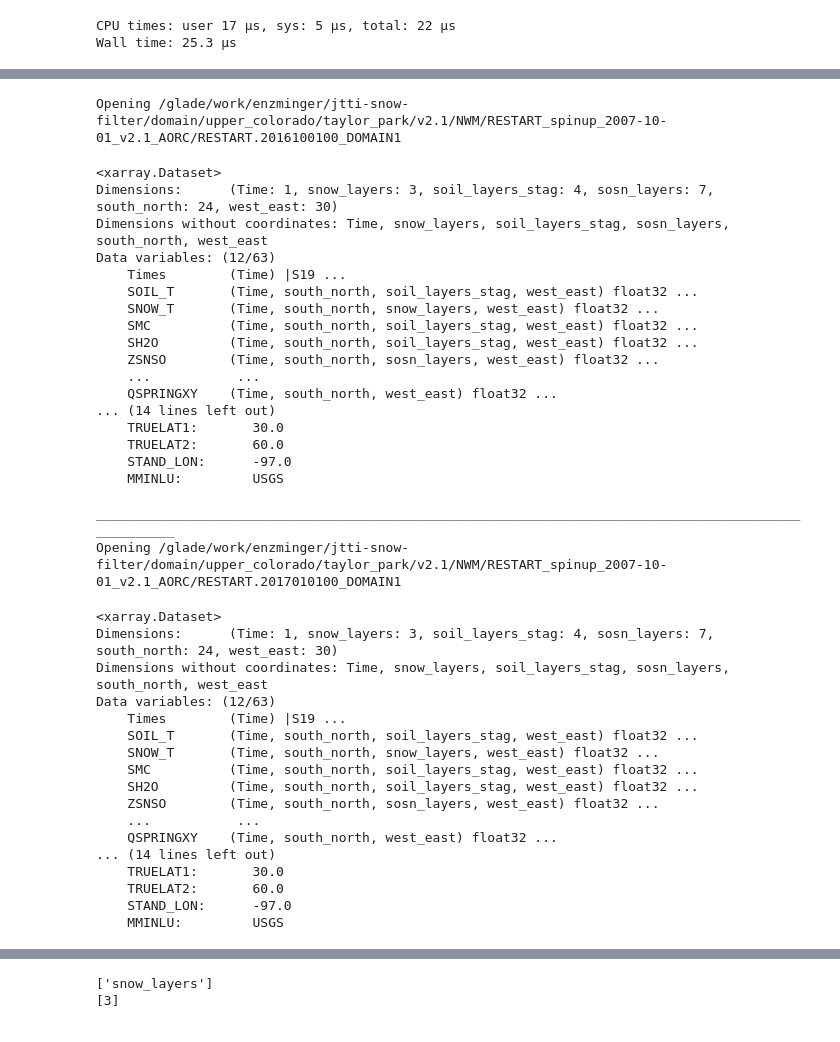
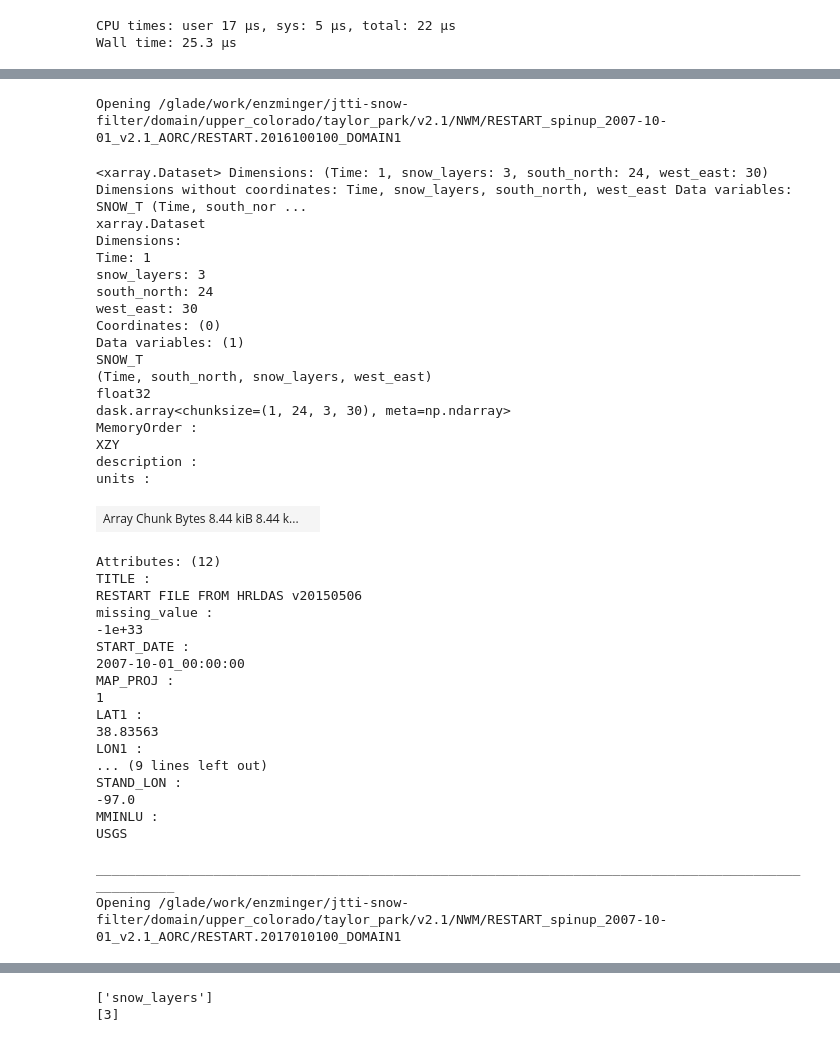
Before and after one commit to NCAR/jedi_wrfhydro_workflow, a Jupyter notebook: notebooks/Visualize_RESTART_files.ipynb, the cells around one changed output, grey strips where cells are left out. Cells and saved outputs as stored; diff of their text form; code cells hidden in the pictures.

Commit message:
Remove unnecessary variables from xarray ds

```diff
--- a/notebooks/Visualize_RESTART_files.ipynb
+++ b/notebooks/Visualize_RESTART_files.ipynb
@@ -49,48 +48,52 @@ Wall time: 25.3 µs
 #### Opening datasets
 # %%
 %%time
+def preprocess_rst(ds):
+    ds = ds.drop_vars(set(ds.data_vars).difference(set([Var])))
+    return ds
 print('Opening',file_RST1)
-ds_rst1 = xr.open_dataset(file_RST1)
+ds_rst1 = xr.open_mfdataset(file_RST1, preprocess=preprocess_rst)
 display(ds_rst1)
 print(100*'_')
 print('Opening',file_RST2)
-ds_rst2 = xr.open_dataset(file_RST2)
+ds_rst2 = xr.open_mfdataset(file_RST2, preprocess=preprocess_rst)
 display(ds_rst2)
 # %% [output]
 Opening /glade/work/enzminger/jtti-snow-filter/domain/upper_colorado/taylor_park/v2.1/NWM/RESTART_spinup_2007-10-01_v2.1_AORC/RESTART.2016100100_DOMAIN1
-<xarray.Dataset>
-Dimensions:      (Time: 1, snow_layers: 3, soil_layers_stag: 4, sosn_layers: 7, south_north: 24, west_east: 30)
-Dimensions without coordinates: Time, snow_layers, soil_layers_stag, sosn_layers, south_north, west_east
-Data variables: (12/63)
-    Times        (Time) |S19 ...
-    SOIL_T       (Time, south_north, soil_layers_stag, west_east) float32 ...
-    SNOW_T       (Time, south_north, snow_layers, west_east) float32 ...
-    SMC          (Time, south_north, soil_layers_stag, west_east) float32 ...
-    SH2O         (Time, south_north, soil_layers_stag, west_east) float32 ...
-    ZSNSO        (Time, south_north, sosn_layers, west_east) float32 ...
-    ...           ...
-    QSPRINGXY    (Time, south_north, west_east) float32 ...
-... (14 lines left out)
-    TRUELAT1:       30.0
-    TRUELAT2:       60.0
-    STAND_LON:      -97.0
-    MMINLU:         USGS
+<xarray.Dataset> Dimensions: (Time: 1, snow_layers: 3, south_north: 24, west_east: 30) Dimensions without coordinates: Time, snow_layers, south_north, west_east Data variables: SNOW_T (Time, south_nor ...
+xarray.Dataset
+Dimensions:
+Time: 1
+snow_layers: 3
+south_north: 24
+west_east: 30
+Coordinates: (0)
+Data variables: (1)
+SNOW_T
+(Time, south_north, snow_layers, west_east)
+float32
+dask.array<chunksize=(1, 24, 3, 30), meta=np.ndarray>
+MemoryOrder :
+XZY
+description :
+units :
+| Array Chunk Bytes 8.44 kiB 8.44 k... |  |
-____________________________________________________________________________________________________
-Opening /glade/work/enzminger/jtti-snow-filter/domain/upper_colorado/taylor_park/v2.1/NWM/RESTART_spinup_2007-10-01_v2.1_AORC/RESTART.2017010100_DOMAIN1
+Attributes: (12)
+TITLE :
+RESTART FILE FROM HRLDAS v20150506
+missing_value :
+-1e+33
+START_DATE :
+2007-10-01_00:00:00
+MAP_PROJ :
+1
+LAT1 :
+38.83563
+LON1 :
+... (9 lines left out)
+STAND_LON :
+-97.0
+MMINLU :
+USGS
-<xarray.Dataset>
-Dimensions:      (Time: 1, snow_layers: 3, soil_layers_stag: 4, sosn_layers: 7, south_north: 24, west_east: 30)
-Dimensions without coordinates: Time, snow_layers, soil_layers_stag, sosn_layers, south_north, west_east
-Data variables: (12/63)
-    Times        (Time) |S19 ...
-    SOIL_T       (Time, south_north, soil_layers_stag, west_east) float32 ...
-    SNOW_T       (Time, south_north, snow_layers, west_east) float32 ...
-    SMC          (Time, south_north, soil_layers_stag, west_east) float32 ...
-    SH2O         (Time, south_north, soil_layers_stag, west_east) float32 ...
-    ZSNSO        (Time, south_north, sosn_layers, west_east) float32 ...
-    ...           ...
-    QSPRINGXY    (Time, south_north, west_east) float32 ...
-... (14 lines left out)
-    TRUELAT1:       30.0
-    TRUELAT2:       60.0
-    STAND_LON:      -97.0
-    MMINLU:         USGS
+____________________________________________________________________________________________________
+Opening /glade/work/enzminger/jtti-snow-filter/domain/upper_colorado/taylor_park/v2.1/NWM/RESTART_spinup_2007-10-01_v2.1_AORC/RESTART.2017010100_DOMAIN1
```
Also changed, not shown: parts of 7 cells of this notebook.
